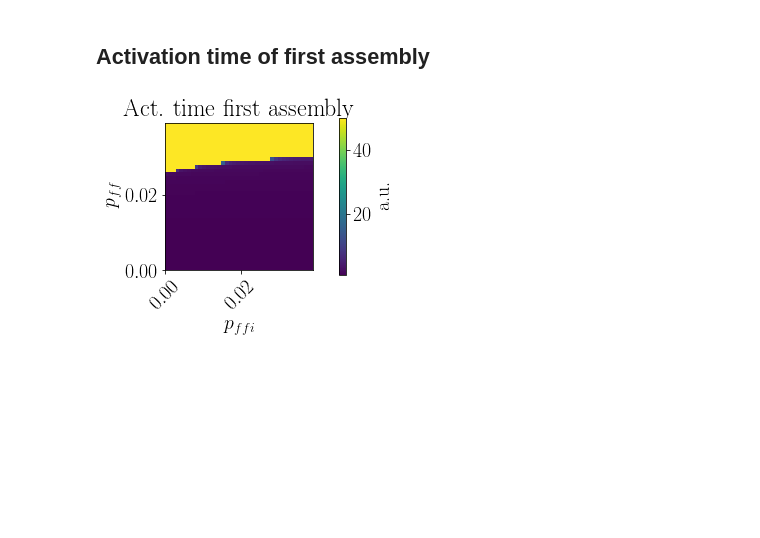
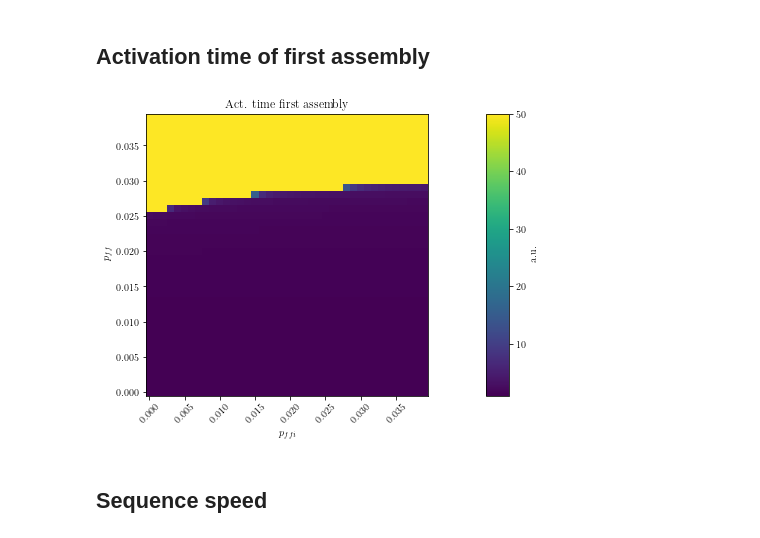
Before and after one commit to tristanstoeber/sequence_competition_cooperation, a Jupyter notebook: 5a_SpeedOfCooperatingSequences_WithFfInhibition.ipynb, the cells around one changed output. Drawn from its saved outputs; the diff is of its cells as text; code cells hidden in the pictures; blank space fills up the shorter version.

```diff
--- a/5a_SpeedOfCooperatingSequences_WithFfInhibition.ipynb
+++ b/5a_SpeedOfCooperatingSequences_WithFfInhibition.ipynb
@@ -347,31 +398,33 @@ for i in range(n_i):
         r_ij = rE[i, j, :, seq[0,]].T
         ar_act_time_first[i, j] = tools_wc.mean_activation_time(r_ij, params['r_min'], dt)
 # %%
-fig, ax = plt.subplots(1, 2, squeeze=False, gridspec_kw={'width_ratios': [0.95, 0.05]}, figsize=(4.6,4))
+fig, ax = plt.subplots(1, 2, squeeze=False, gridspec_kw={'width_ratios': [0.95, 0.05]}, figsize=(7,5))
 
 ax[0,0].set_ylabel(r'$p_{ff}$')
 ax[0,0].set_xlabel(r'$p_{ffi}$')
 ax[0,0].set_title(r'Act. time first assembly ')
 
 
 ax[0,0].set_aspect('equal')
 heatmap = ax[0,0].pcolormesh(
     X,
     Y,
     ar_act_time_first)
 
 #ax[0,0].set_xticks(ax[0,0].get_yticks())
 fig.canvas.draw()
 labels = [item.get_text() for item in ax[0,0].get_xticklabels()]
 ax[0,0].set_xticklabels(labels, rotation=45)
 ax[0,0].set_xlim(ax[0,0].get_ylim())
 
 
 cb = fig.colorbar(heatmap, cax=ax[0,1])
 ax[0,1].set_ylabel('a.u.')
 
 fig.tight_layout()
 
 fig.savefig('figures/5a_Speed_EE_EI_delta0_activationtimefirstassembly.svg')
 # %% [output]
-[figure, old version]
+[figure, new version]
+# %% [markdown]
+## Sequence speed
```
Also changed, not shown: parts of 11 cells of this notebook, 10 other files.
